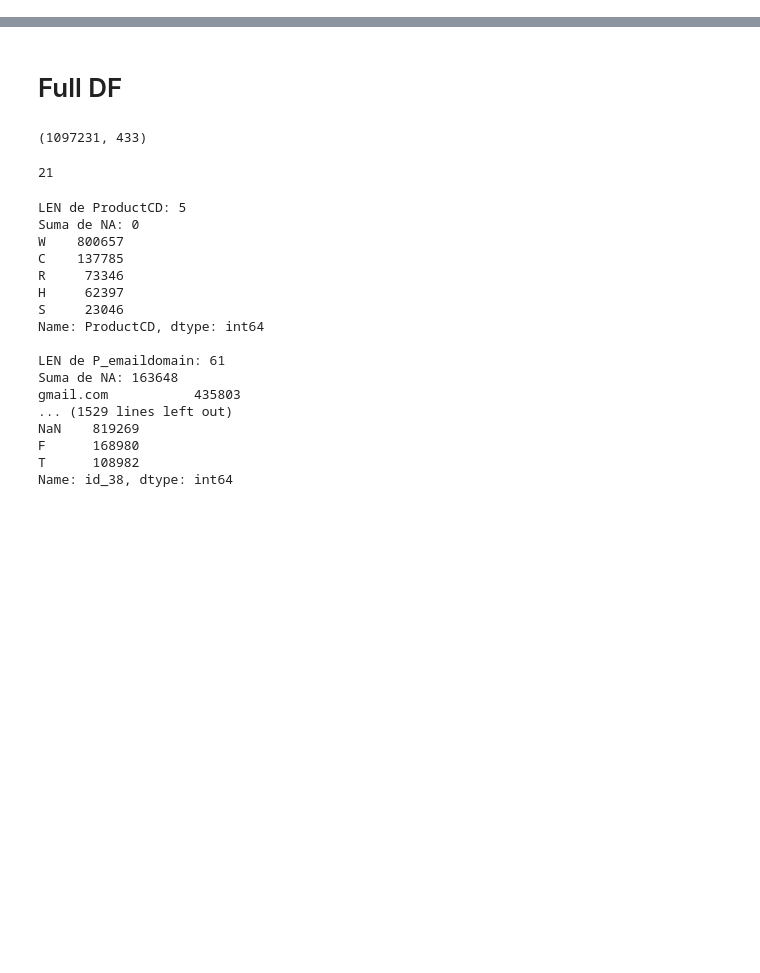
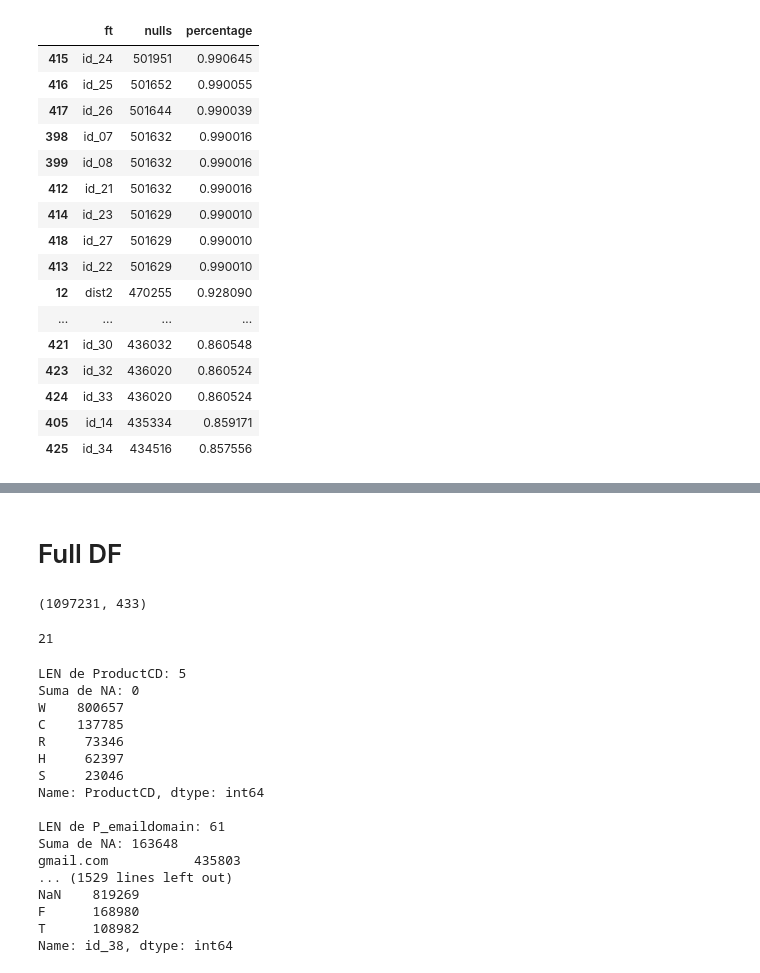
Before and after one commit to rodgomrod/kaggle_ieee_fraud, a Jupyter notebook: train_test_generator.ipynb, the cells around one changed output, grey strips where cells are left out. Saved outputs shown, nothing was run; the diff lists cells and outputs as text; code cells hidden in the pictures; blank space fills up the shorter version.

```diff
--- a/train_test_generator.ipynb
+++ b/train_test_generator.ipynb
@@ -32,0 +91,20 @@ len(cat_ft), len(num_ft)
+# %%
+test_null.head(20)
+# %% [output]
+|  | ft | nulls | percentage |
+| 415 | id_24 | 501951 | 0.990645 |
+| 416 | id_25 | 501652 | 0.990055 |
+| 417 | id_26 | 501644 | 0.990039 |
+| 398 | id_07 | 501632 | 0.990016 |
+| 399 | id_08 | 501632 | 0.990016 |
+| 412 | id_21 | 501632 | 0.990016 |
+| 414 | id_23 | 501629 | 0.990010 |
+| 418 | id_27 | 501629 | 0.990010 |
+| 413 | id_22 | 501629 | 0.990010 |
+| 12 | dist2 | 470255 | 0.928090 |
+| ... | ... | ... | ... |
+| 421 | id_30 | 436032 | 0.860548 |
+| 423 | id_32 | 436020 | 0.860524 |
+| 424 | id_33 | 436020 | 0.860524 |
+| 405 | id_14 | 435334 | 0.859171 |
+| 425 | id_34 | 434516 | 0.857556 |
```
Also changed, not shown: parts of 19 cells of this notebook, 1 other file.
